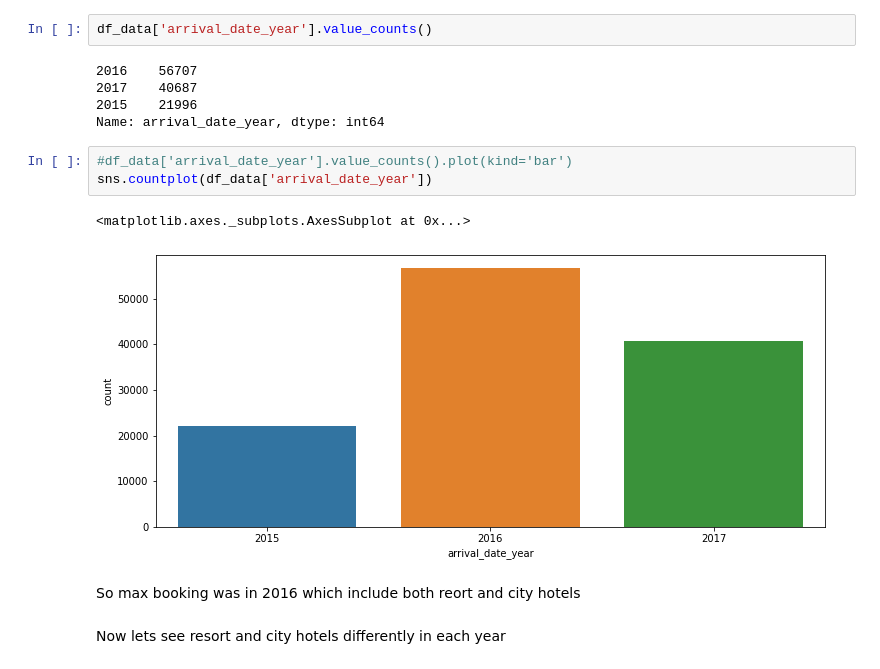
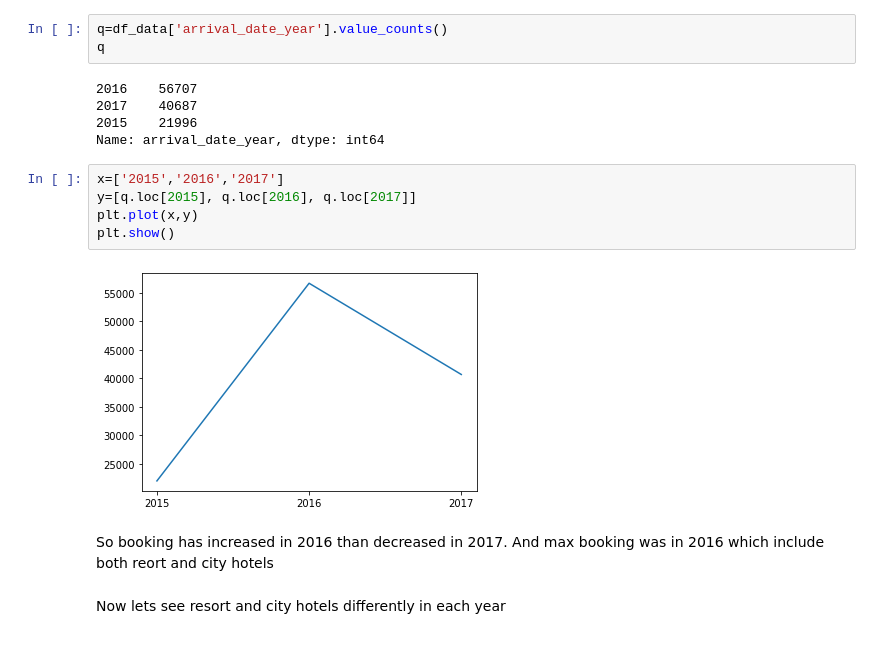
Before and after one commit to kiran2424/hotel-booking-data-analysis, a Jupyter notebook: Copy_of_Hotel_Booking_Analysis_Capstone_Project.ipynb, the cells around one changed output. Cells and saved outputs as stored; diff of their text form.

```diff
--- a/Copy_of_Hotel_Booking_Analysis_Capstone_Project.ipynb
+++ b/Copy_of_Hotel_Booking_Analysis_Capstone_Project.ipynb
@@ -240,20 +247,22 @@ So resort and city both hotels has highest number of bookings in August month
 # %% [markdown]
 No lets see which year has highest bookings
 # %%
-df_data['arrival_date_year'].value_counts()
+q=df_data['arrival_date_year'].value_counts()
+q
 # %% [output]
 2016    56707
 2017    40687
 2015    21996
 Name: arrival_date_year, dtype: int64
-# %%
-#df_data['arrival_date_year'].value_counts().plot(kind='bar')
-sns.countplot(df_data['arrival_date_year'])
-# %% [output]
-<matplotlib.axes._subplots.AxesSubplot at 0x...>
-[figure, removed]
+# %%
+x=['2015','2016','2017']
+y=[q.loc[2015], q.loc[2016], q.loc[2017]]
+plt.plot(x,y)
+plt.show()
+# %% [output]
+[figure, added]
 # %% [markdown]
-So max booking was in 2016 which include both reort and city hotels
+So booking has increased in 2016 than decreased in 2017. And max booking was in 2016 which include both reort and city hotels
 # %% [markdown]
 Now lets see resort and city hotels differently in each year
 # %%
```
Also changed, not shown: parts of 27 cells of this notebook.
